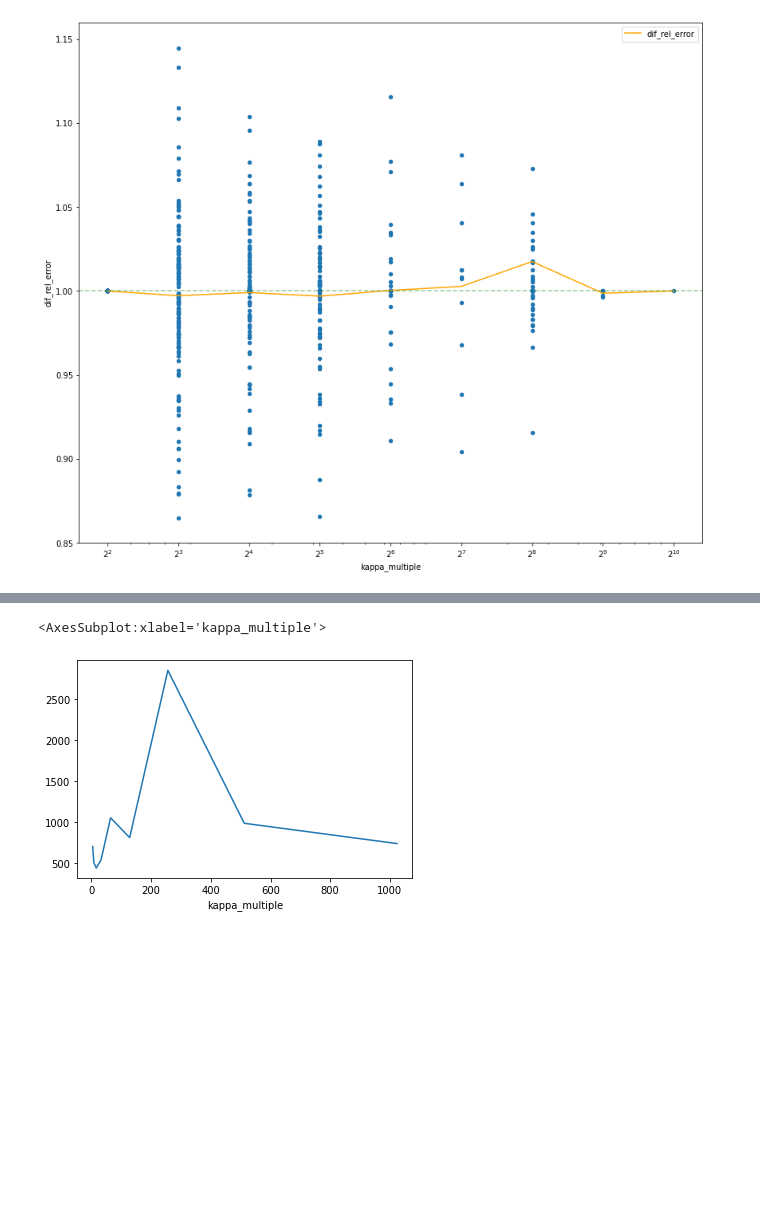
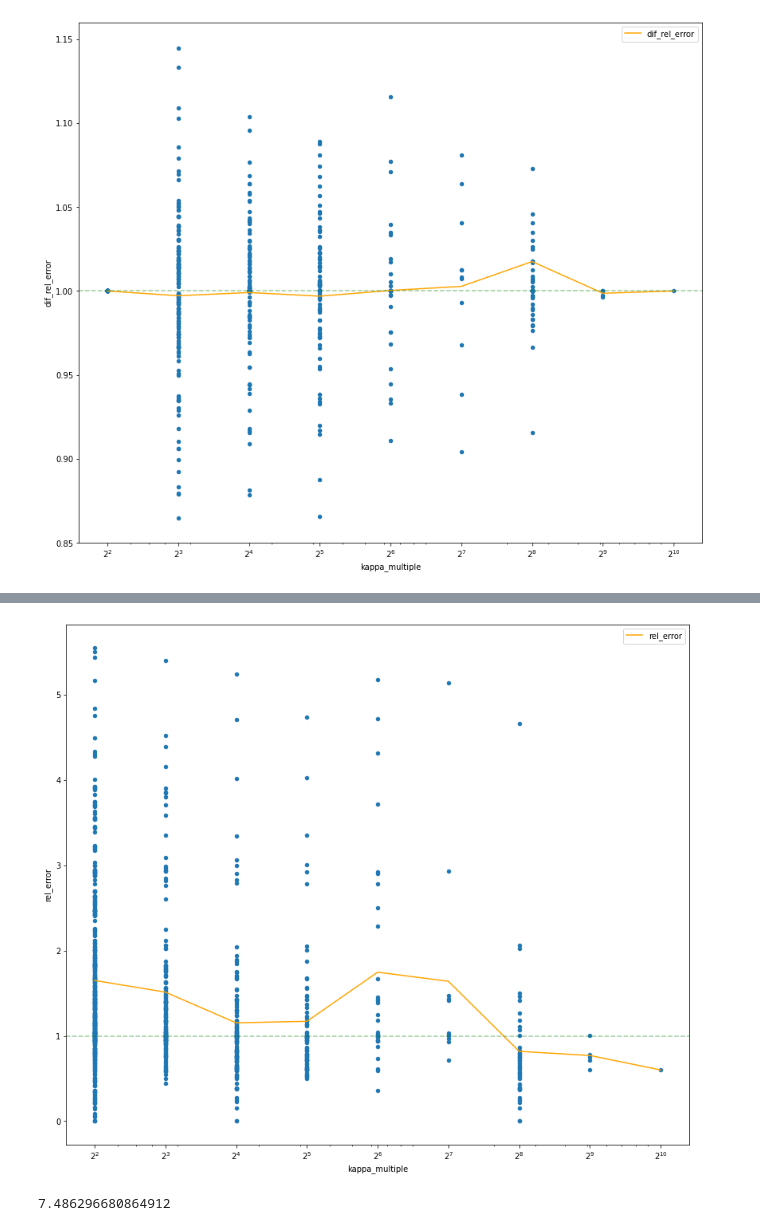
Before and after one commit to viantirreau/count-nfa, a Jupyter notebook: Large error stats.ipynb, the cells around one changed output, grey strips where cells are left out. Saved outputs shown, nothing was run; the diff lists cells and outputs as text; code cells hidden in the pictures; blank space fills up the shorter version.

Commit message:
[feat] Add large error stats

```diff
--- a/Large error stats.ipynb
+++ b/Large error stats.ipynb
@@ -67,5 +37,17 @@ df[df.kappa_multiple >= 256].sort_values(by="transtr").drop(columns=["transtr"])
-# %%
-df.groupby(["kappa_multiple"]).time.mean().plot()
-# %% [output]
-<AxesSubplot:xlabel='kappa_multiple'>
-[figure, removed]
+# %%
+ax = df[["kappa_multiple", "rel_error"]].plot.scatter(
+    x="kappa_multiple", y="rel_error", logx=True, figsize=(14,12)
+)
+df[["kappa_multiple", "rel_error"]].groupby(
+    "kappa_multiple"
+).rel_error.mean().to_frame().plot(ax=ax, c="orange")
+plt.axhline(y=1, c="g", linestyle="--", alpha=0.4)
+ax.set_xticks(sorted(df.kappa_multiple.unique()))
+#ax.set_ylim([0.85, 1.16])
+plt.gca().xaxis.set_major_formatter(FuncFormatter(lambda x,y: "$2^{" + str(int(math.log(x,2))) + "}$"))
+# %% [output]
+[figure, added]
+# %%
+df.time.sum()/86400
+# %% [output]
+7.486296680864912
```
Also changed, not shown: parts of 6 cells of this notebook.
